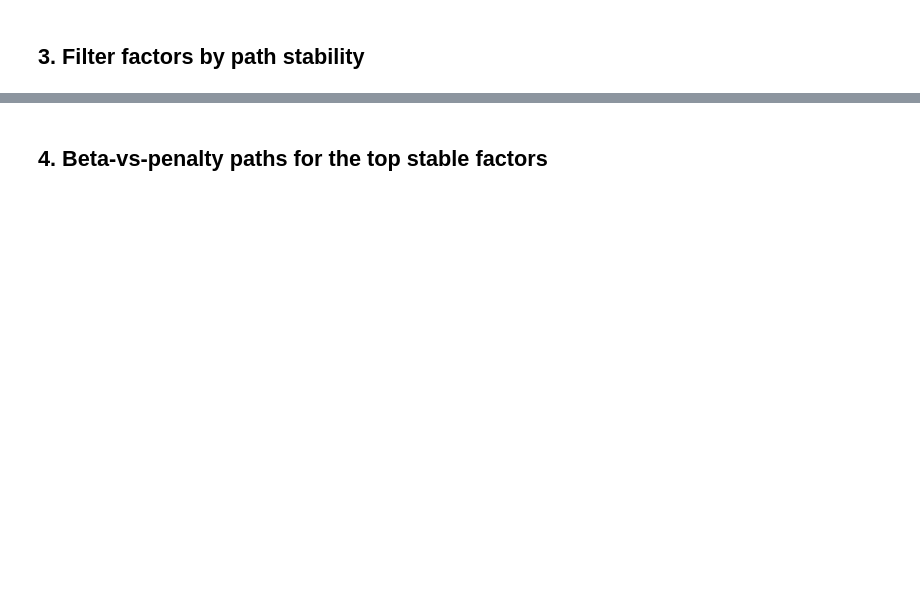
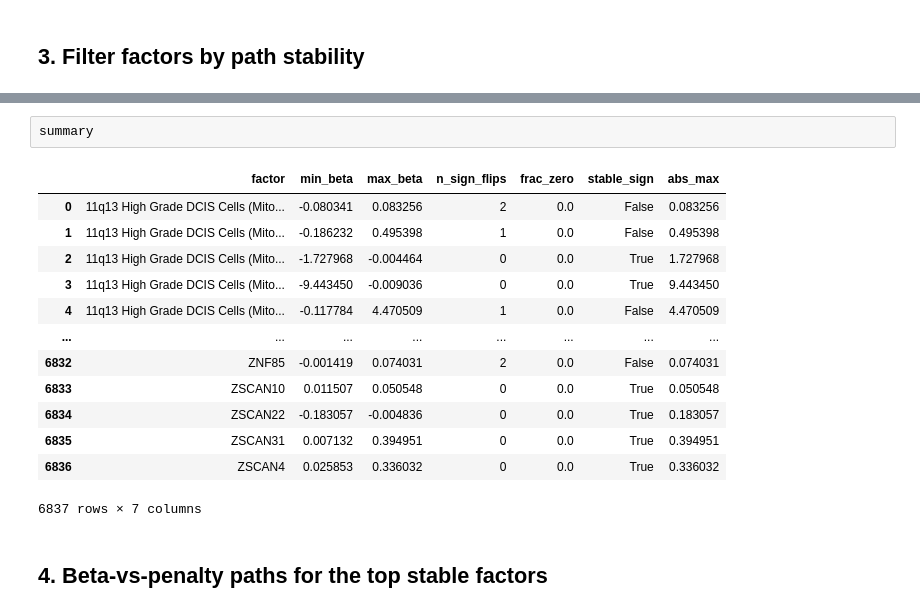
Before and after one commit to fosterea/MetabTravLR, a Jupyter notebook: metab_processing/LinearRegression/penalty_sweep_demo.ipynb, the cells around one changed output, grey strips where cells are left out. Saved outputs shown, nothing was run; the diff lists cells and outputs as text; blank space fills up the shorter version.

```diff
--- a/metab_processing/LinearRegression/penalty_sweep_demo.ipynb
+++ b/metab_processing/LinearRegression/penalty_sweep_demo.ipynb
@@ -60,3 +103,19 @@ stable.sort_values('abs_max', ascending=False).head(40)
+# %%
+summary
+# %% [output]
+|  | factor | min_beta | max_beta | n_sign_flips | frac_zero | stable_sign | abs_max |
+| 0 | 11q13 High Grade DCIS Cells (Mito... | -0.080341 | 0.083256 | 2 | 0.0 | False | 0.083256 |
+| 1 | 11q13 High Grade DCIS Cells (Mito... | -0.186232 | 0.495398 | 1 | 0.0 | False | 0.495398 |
+| 2 | 11q13 High Grade DCIS Cells (Mito... | -1.727968 | -0.004464 | 0 | 0.0 | True | 1.727968 |
+| 3 | 11q13 High Grade DCIS Cells (Mito... | -9.443450 | -0.009036 | 0 | 0.0 | True | 9.443450 |
+| 4 | 11q13 High Grade DCIS Cells (Mito... | -0.117784 | 4.470509 | 1 | 0.0 | False | 4.470509 |
+| ... | ... | ... | ... | ... | ... | ... | ... |
+| 6832 | ZNF85 | -0.001419 | 0.074031 | 2 | 0.0 | False | 0.074031 |
+| 6833 | ZSCAN10 | 0.011507 | 0.050548 | 0 | 0.0 | True | 0.050548 |
+| 6834 | ZSCAN22 | -0.183057 | -0.004836 | 0 | 0.0 | True | 0.183057 |
+| 6835 | ZSCAN31 | 0.007132 | 0.394951 | 0 | 0.0 | True | 0.394951 |
+| 6836 | ZSCAN4 | 0.025853 | 0.336032 | 0 | 0.0 | True | 0.336032 |
+6837 rows × 7 columns
 # %% [markdown]
 ## 4. Beta-vs-penalty paths for the top stable factors
 # %%
```
Also changed, not shown: parts of 5 cells of this notebook, 4 other files.
